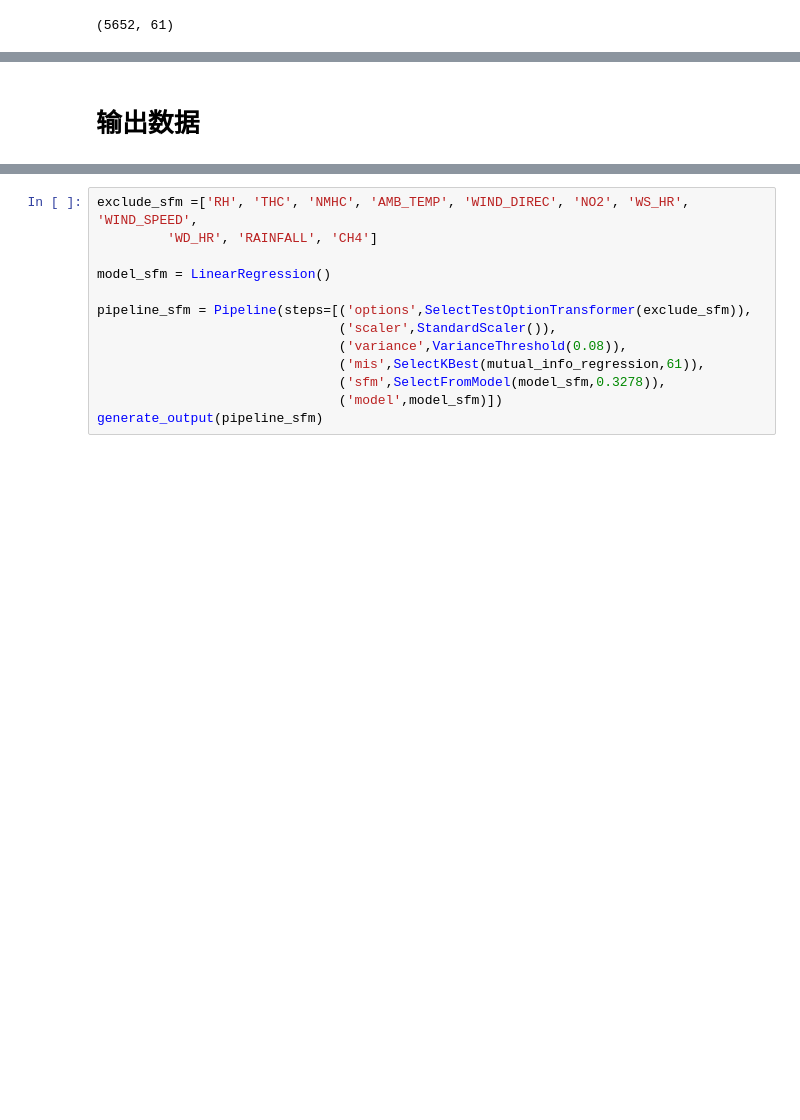
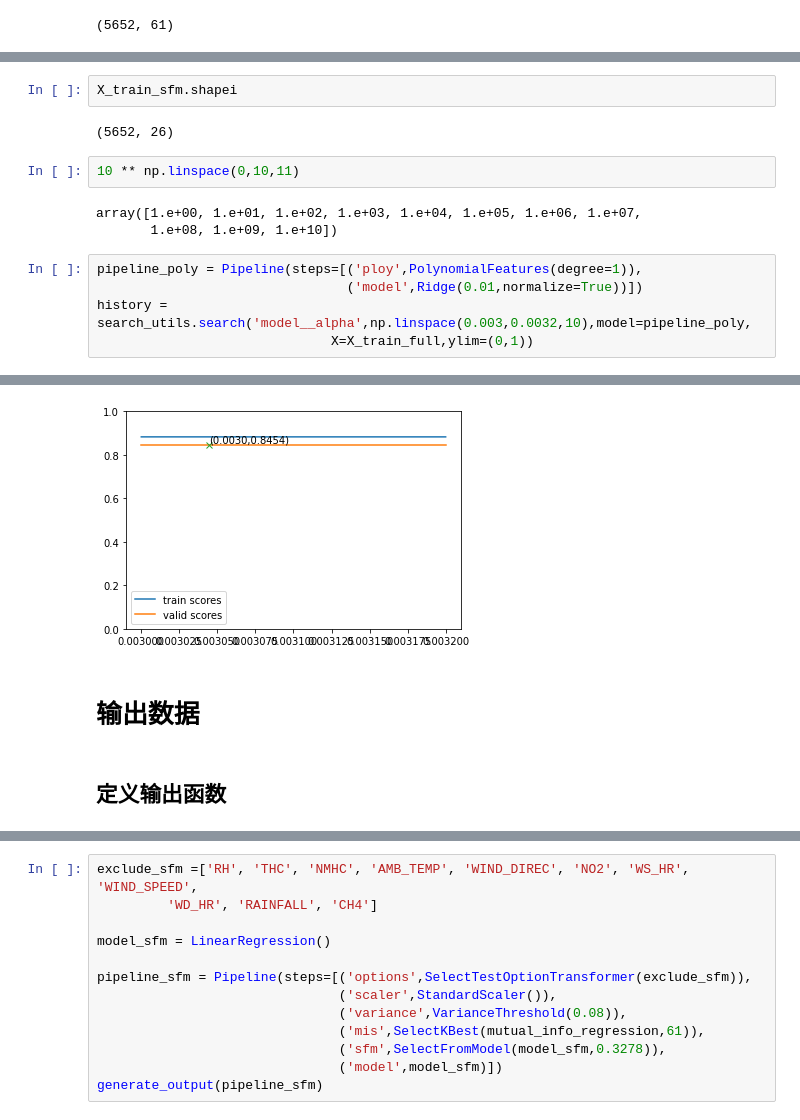
Before and after one commit to FreemanHu/ml2020_lhy, a Jupyter notebook: hw1/hw1_pm25_prediction_v4_linear.ipynb, the cells around one changed output, grey strips where cells are left out. Saved outputs shown, nothing was run; the diff lists cells and outputs as text; blank space fills up the shorter version.

```diff
--- a/hw1/hw1_pm25_prediction_v4_linear.ipynb
+++ b/hw1/hw1_pm25_prediction_v4_linear.ipynb
@@ -551,0 +564,15 @@ X_train_sfm.shape
+# %%
+X_train_sfm.shapei
+# %% [output]
+(5652, 26)
+# %%
+10 ** np.linspace(0,10,11)
+# %% [output]
+array([1.e+00, 1.e+01, 1.e+02, 1.e+03, 1.e+04, 1.e+05, 1.e+06, 1.e+07,
+       1.e+08, 1.e+09, 1.e+10])
+# %%
+pipeline_poly = Pipeline(steps=[('ploy',PolynomialFeatures(degree=1)),
+                                ('model',Ridge(0.01,normalize=True))])
+history = search_utils.search('model__alpha',np.linspace(0.003,0.0032,10),model=pipeline_poly,
+                              X=X_train_full,ylim=(0,1))
+# %% [output]
@@ -552,2 +581,5 @@ X_train_sfm.shape
+[figure, added]
 # %% [markdown]
 # 输出数据 #
+# %% [markdown]
+## 定义输出函数
```
Also changed, not shown: parts of 26 cells of this notebook, 3 other files.
